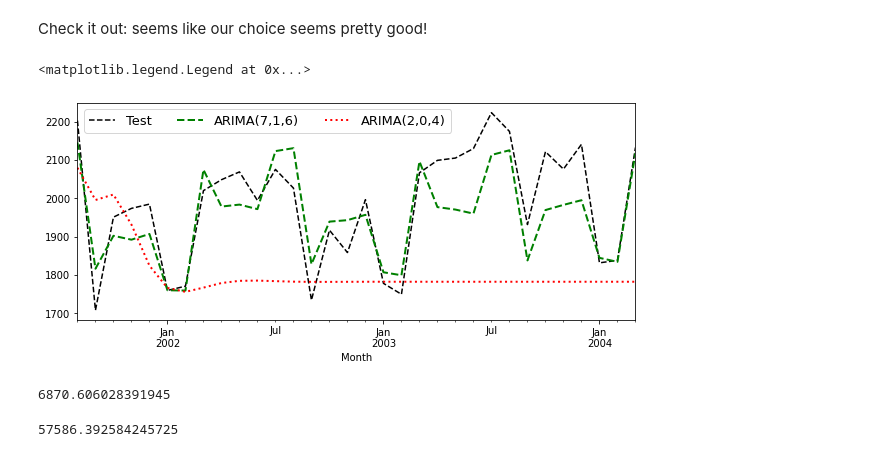
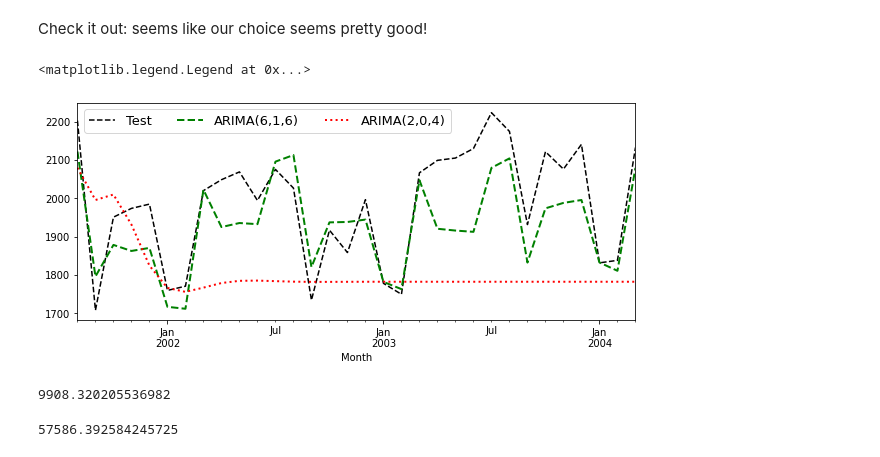
Before and after one commit to zhiyzuo/IS6400-Regression, a Jupyter notebook: Week-8-Time-Series-II-AutoRegression/IS6400-2122B-CityU-IS-Week-8-Time_Series_AutoRegression.ipynb, the cells around one changed output. Cells and saved outputs as stored; diff of their text form; code cells hidden in the pictures.

```diff
--- a/Week-8-Time-Series-II-AutoRegression/IS6400-2122B-CityU-IS-Week-8-Time_Series_AutoRegression.ipynb
+++ b/Week-8-Time-Series-II-AutoRegression/IS6400-2122B-CityU-IS-Week-8-Time_Series_AutoRegression.ipynb
@@ -601,7 +603,7 @@ In this example, we might try $q=6$ and $p=6$ or $p=7$. Nonetheless, this may be
 Lastly, it is noteworthy that there is automated approach via some packages for selecting the best performing parameters.
 In `statsmodels`, there is [`statsmodels.tsa.x13.x13_arima_select_order`](https://www.statsmodels.org/devel/generated/statsmodels.tsa.x13.x13_arima_select_order.html#statsmodels.tsa.x13.x13_arima_select_order). However, this involes the installation of [`x13as`](https://www.census.gov/data/software/x13as.X-13ARIMA-SEATS.html)
 # %%
-p, d, q = 7, 1, 6
+p, d, q = 6, 1, 6
 arima_mychoice = sm.tsa.SARIMAX(amtrak_train, order=(p, d, q), trend='c').fit(disp=False, maxiter=5000)
 # %% [markdown]
 For simplicity, we try another randomly picked value:
@@ -613,18 +615,18 @@ Check it out: seems like our choice seems pretty good!
 # %%
 fig, ax = plt.subplots(figsize=[10, 4])
 amtrak_test.plot(color='k', ax=ax, linestyle='dashed', label='Test')
 arima_mychoice.forecast(N_test).plot(ax=ax, color='g',
-                                     ls='--', lw=2, label='ARIMA(%i,%i,%i)'%(7, 1, 6))
+                                     ls='--', lw=2, label='ARIMA(%i,%i,%i)'%(6, 1, 6))
 arima_rand.forecast(N_test).plot(ax=ax, color='r',
                                  ls='dotted', lw=2, label='ARIMA(%i,%i,%i)'%(2, 0, 4))
 ax.legend(prop={'size': 13}, loc=2, ncol=5)
 # %% [output]
 <matplotlib.legend.Legend at 0x...>
-[figure, old version]
+[figure, new version]
 # %%
 metrics.mean_squared_error(y_pred=arima_mychoice.forecast(N_test), y_true=amtrak_test.values)
 # %% [output]
-6870.606028391945
+9908.320205536982
 # %%
 metrics.mean_squared_error(y_pred=arima_rand.forecast(N_test), y_true=amtrak_test.values)
 # %% [output]
```
Also changed, not shown: parts of 10 cells of this notebook, 3 other files.
